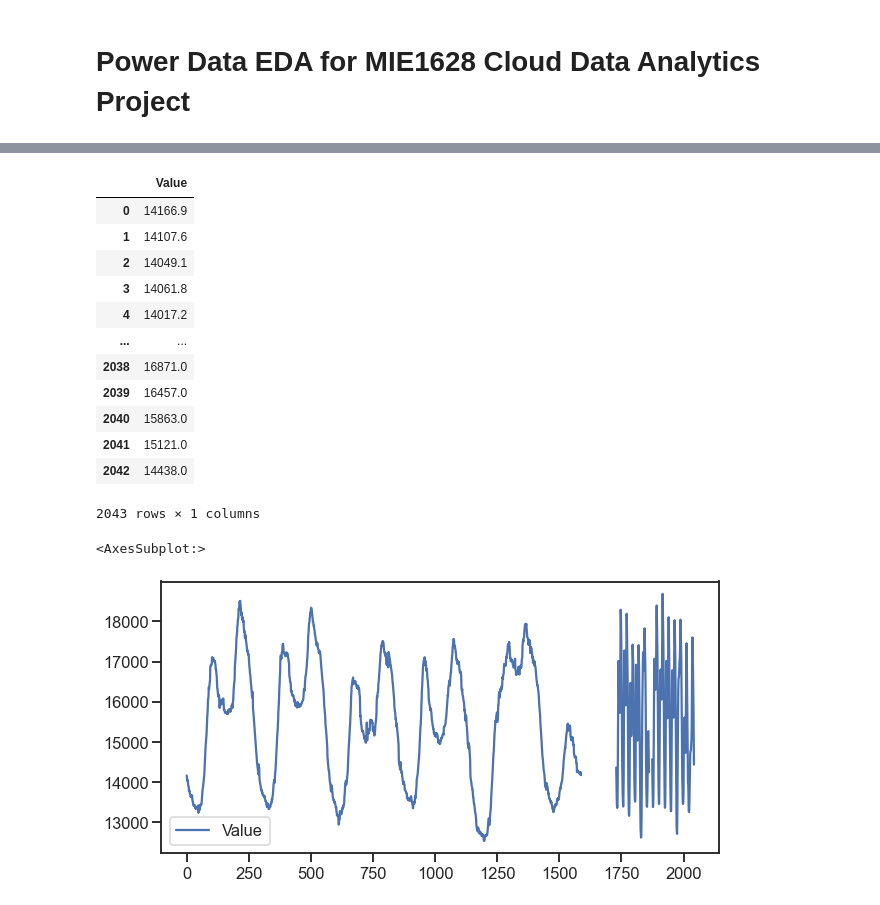
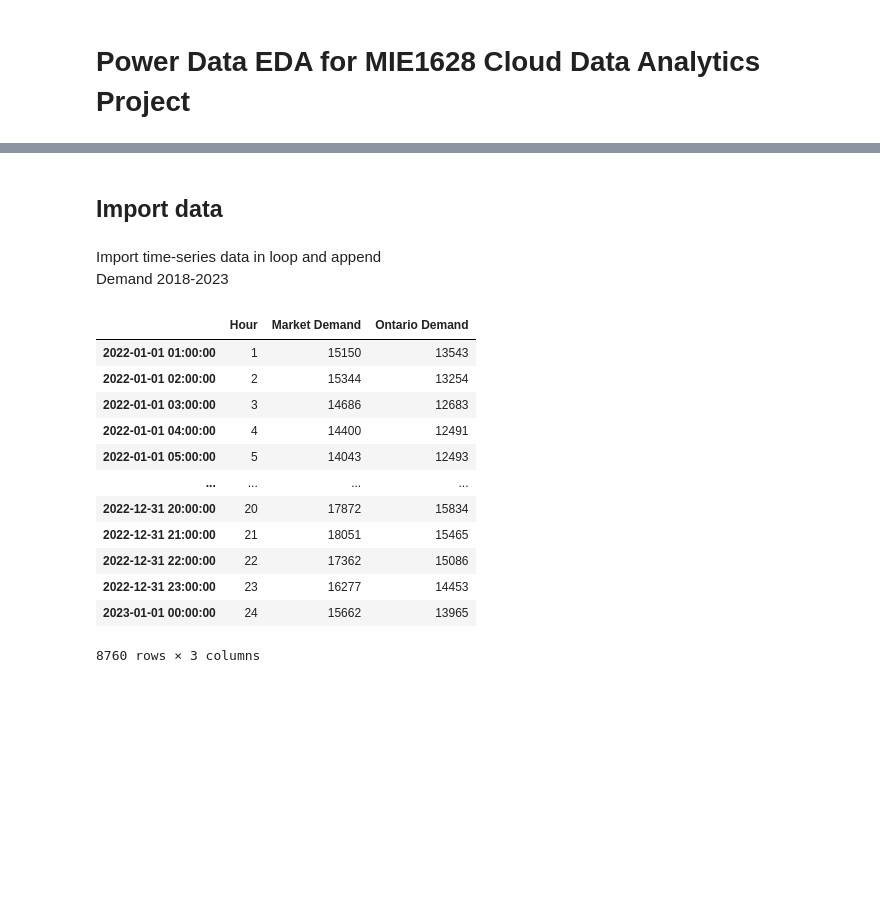
Before and after one commit to KeaganHRankin/cloud_ml_proj, a Jupyter notebook: data/power_eda.ipynb, the cells around one changed output, grey strips where cells are left out. Drawn from its saved outputs; the diff is of its cells as text; code cells hidden in the pictures; blank space fills up the shorter version.

```diff
--- a/data/power_eda.ipynb
+++ b/data/power_eda.ipynb
@@ -40,22 +27,24 @@ nov_13_19 = pd.read_xml("C:/mie1628_big_data/ontario_demand_multiday.xml", xpath
-# %%
-nov_13_19
-# %% [output]
-|  | Value |
-| 0 | 14166.9 |
-| 1 | 14107.6 |
-| 2 | 14049.1 |
-| 3 | 14061.8 |
-| 4 | 14017.2 |
-| ... | ... |
-| 2038 | 16871.0 |
-| 2039 | 16457.0 |
-| 2040 | 15863.0 |
-| 2041 | 15121.0 |
-| 2042 | 14438.0 |
-2043 rows × 1 columns
-# %%
-fig, ax = plt.subplots(figsize=(10,5))
-nov_13_19.plot(ax=ax)
-# %% [output]
-<AxesSubplot:>
-[figure, removed]
+# %% [markdown]
+## Import data
+# %% [markdown]
+Import time-series data in loop and append <br>
+Demand 2018-2023
+# %%
+
+dem = pd.read_csv('demand_data_hourly/PUB_Demand_2022.csv', header=3, index_col=0)
+dem.index = pd.DatetimeIndex(dem.index) + pd.to_timedelta(dem['Hour'], unit='h')
+dem
+# %% [output]
+|  | Hour | Market Demand | Ontario Demand |
+| 2022-01-01 01:00:00 | 1 | 15150 | 13543 |
+| 2022-01-01 02:00:00 | 2 | 15344 | 13254 |
+| 2022-01-01 03:00:00 | 3 | 14686 | 12683 |
+| 2022-01-01 04:00:00 | 4 | 14400 | 12491 |
+| 2022-01-01 05:00:00 | 5 | 14043 | 12493 |
+| ... | ... | ... | ... |
+| 2022-12-31 20:00:00 | 20 | 17872 | 15834 |
+| 2022-12-31 21:00:00 | 21 | 18051 | 15465 |
+| 2022-12-31 22:00:00 | 22 | 17362 | 15086 |
+| 2022-12-31 23:00:00 | 23 | 16277 | 14453 |
+| 2023-01-01 00:00:00 | 24 | 15662 | 13965 |
+8760 rows × 3 columns
```
Also changed, not shown: parts of 6 cells of this notebook.
